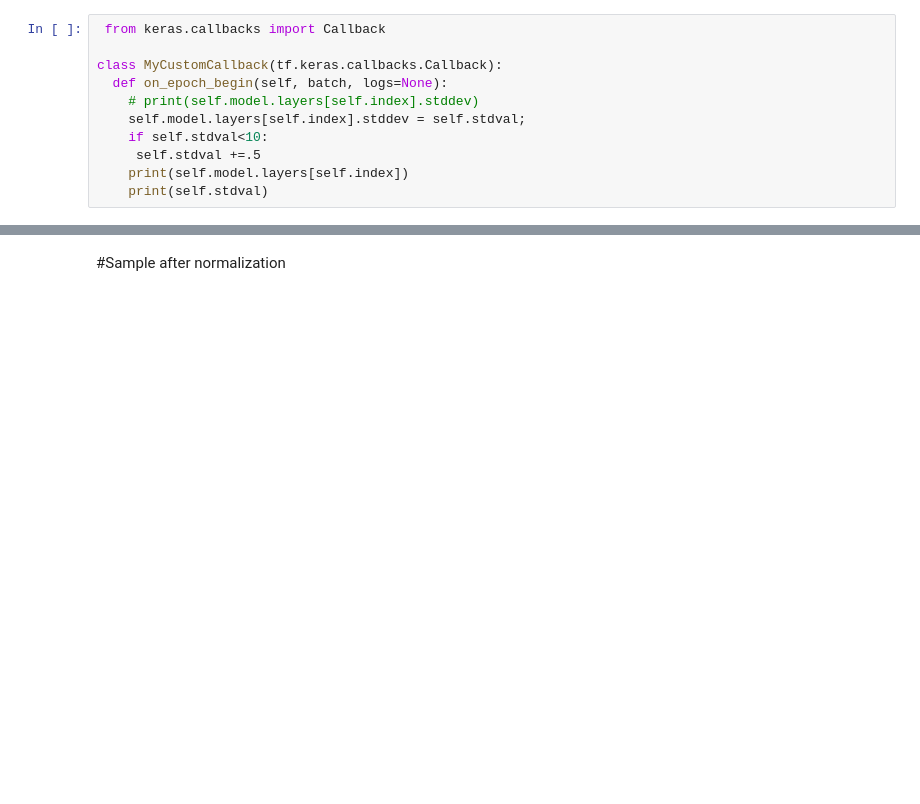
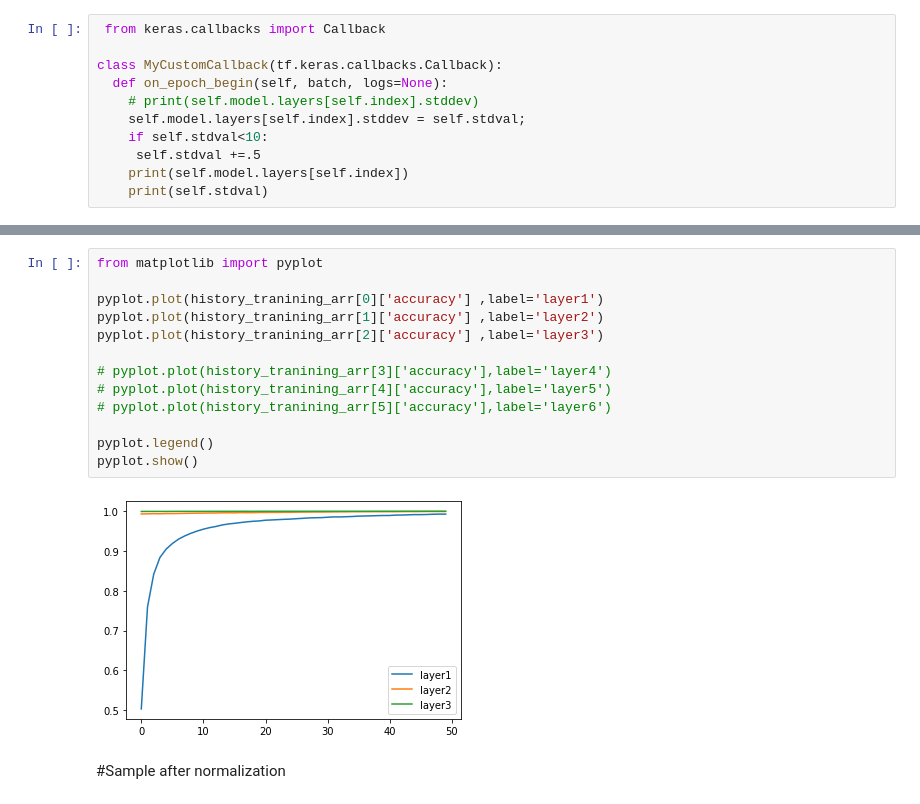
Before and after one commit to appersaravanan/Semeter-2-Assignment-1, a Jupyter notebook: Assignment_2.ipynb, the cells around one changed output, grey strips where cells are left out. Drawn from its saved outputs; the diff is of its cells as text; blank space fills up the shorter version.

```diff
--- a/Assignment_2.ipynb
+++ b/Assignment_2.ipynb
@@ -256,3 +422,18 @@ training_index=1
+# %%
+from matplotlib import pyplot
+
+pyplot.plot(history_tranining_arr[0]['accuracy'] ,label='layer1')
+pyplot.plot(history_tranining_arr[1]['accuracy'] ,label='layer2')
+pyplot.plot(history_tranining_arr[2]['accuracy'] ,label='layer3')
+
+# pyplot.plot(history_tranining_arr[3]['accuracy'],label='layer4')
+# pyplot.plot(history_tranining_arr[4]['accuracy'],label='layer5')
+# pyplot.plot(history_tranining_arr[5]['accuracy'],label='layer6')
+
+pyplot.legend()
+pyplot.show()
+# %% [output]
+[figure, added]
 # %% [markdown]
 #Sample after normalization
 # %%
```
Also changed, not shown: parts of 19 cells of this notebook.
